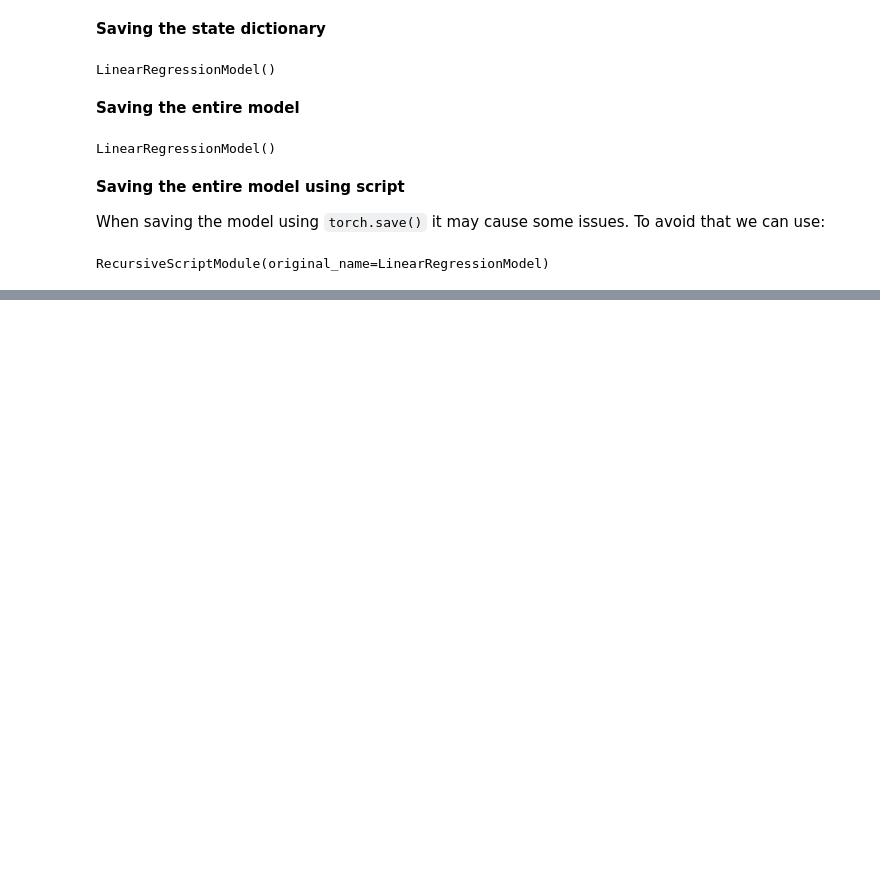
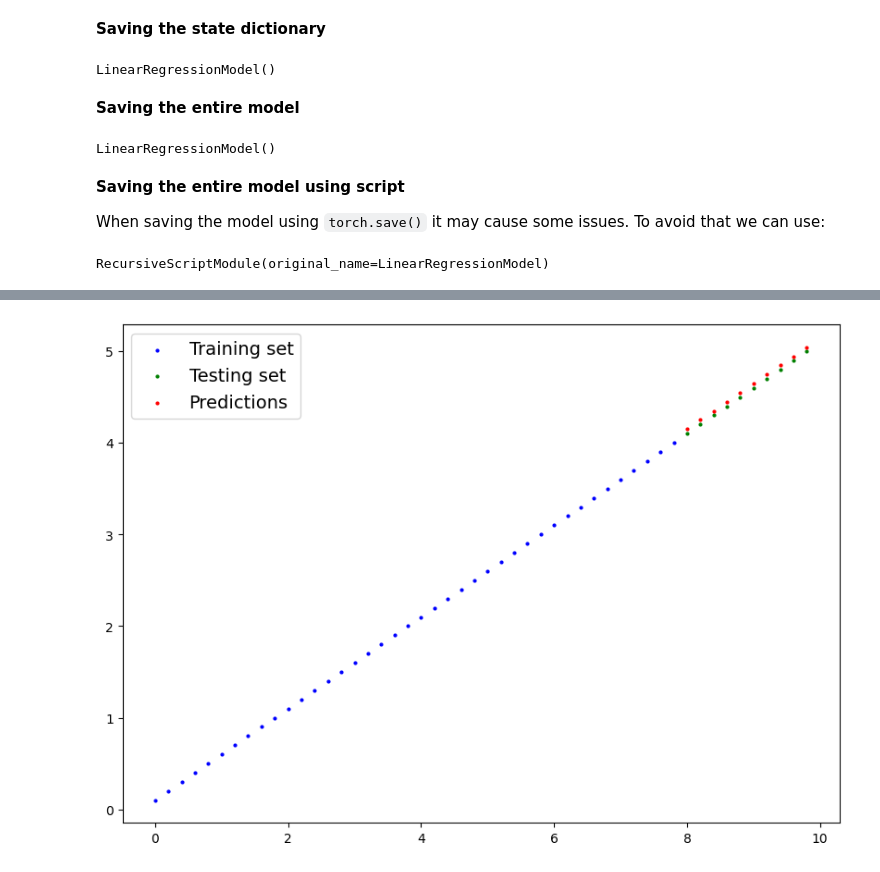
Before and after one commit to raphamatoss/DeepLearningWithPyTorch, a Jupyter notebook: PyTorchWorkflow.ipynb, the cells around one changed output, grey strips where cells are left out. Drawn from its saved outputs; the diff is of its cells as text; code cells hidden in the pictures; blank space fills up the shorter version.

```diff
--- a/PyTorchWorkflow.ipynb
+++ b/PyTorchWorkflow.ipynb
@@ -371,0 +491,5 @@ RecursiveScriptModule(original_name=LinearRegressionModel)
+# %%
+model.eval()
+with torch.inference_mode():
+  y_predictions = model(X_test)
+y_predictions
@@ -371,0 +507,4 @@ RecursiveScriptModule(original_name=LinearRegressionModel)
+# %%
+plot_predictions(train_data=X_train.cpu(), train_labels=y_train.cpu(), test_data=X_test.cpu(), test_labels=y_test.cpu(), predictions=y_predictions.cpu())
+# %% [output]
+[figure, added]
```
Also changed, not shown: parts of 6 cells of this notebook.
